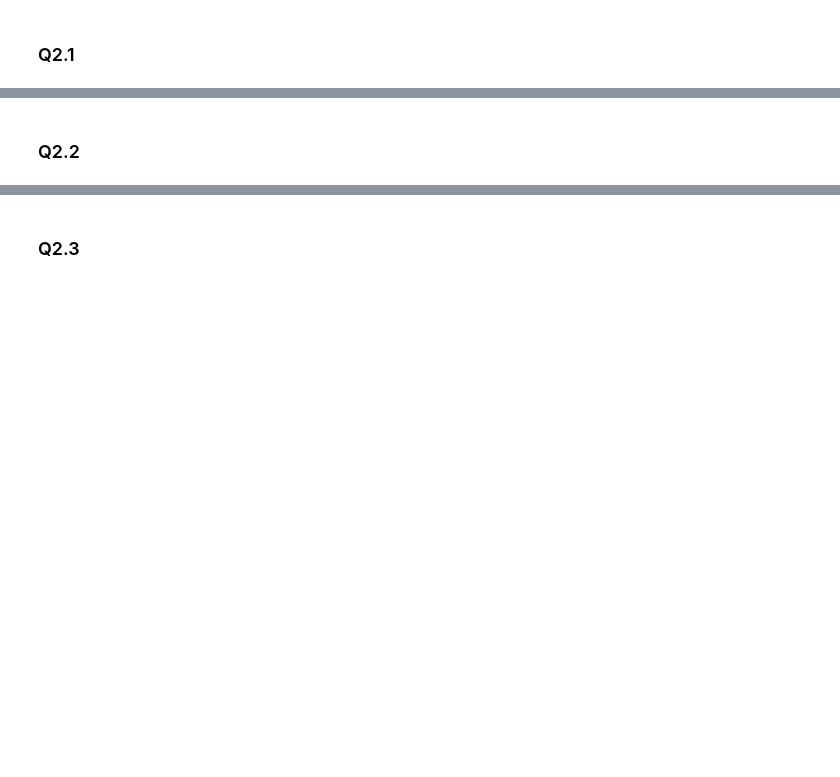
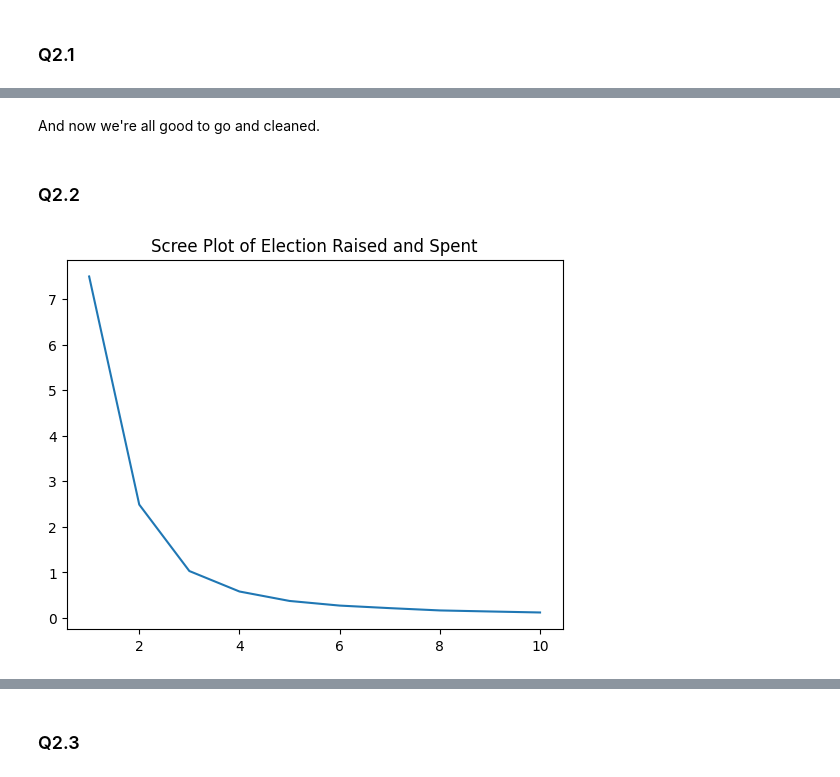
Before and after one commit to kevincha12/clustering_assignment, a Jupyter notebook: assignment_clustering.ipynb, the cells around one changed output, grey strips where cells are left out. Drawn from its saved outputs; the diff is of its cells as text; code cells hidden in the pictures; blank space fills up the shorter version.

```diff
--- a/assignment_clustering.ipynb
+++ b/assignment_clustering.ipynb
@@ -158,4 +158,4 @@ The intuition of the elbow is that we optimally want to find a point where we ar
 # %% [markdown]
 ### Q2.1
 # %%
-pd.read_csv('./data/2022 election cycle fundraising.csv')
+elections_df = pd.read_csv('./data/2022 election cycle fundraising.csv')
@@ -163,0 +175,6 @@ NameError: name 'pd' is not defined
+# %%
+elections_df_cleaned = elections_df.copy()
+elections_df_cleaned['Raised'] = pd.to_numeric(elections_df_cleaned['Raised'].replace({r'\$':'', ',':''}, regex=True), errors='coerce')
+elections_df_cleaned['Spent'] = pd.to_numeric(elections_df_cleaned['Spent'].replace({r'\$':'', ',':''}, regex=True), errors='coerce')
+elections_df_cleaned['Cash on Hand'] = pd.to_numeric(elections_df_cleaned['Cash on Hand'].replace({r'\$':'', ',':''}, regex=True), errors='coerce')
+elections_df_cleaned['Debts'] = pd.to_numeric(elections_df_cleaned['Debts'].replace({r'\$':'', ',':''}, regex=True), errors='coerce')
@@ -164,2 +209,23 @@ NameError: name 'pd' is not defined
+# %% [markdown]
+And now we're all good to go and cleaned.
 # %% [markdown]
 ### Q2.2
+# %%
+def maxmin(z):
+    w = (z-np.min(z))/(np.max(z)-np.min(z))
+    return w
+# %%
+scaled_elections_df = elections_df_cleaned.copy()
+scaled_elections_df['Raised'] = maxmin(scaled_elections_df['Raised'])
+scaled_elections_df['Spent'] = maxmin(scaled_elections_df['Spent'])
+# %%
+k_bar = 10
+SSE = []
+for k in range(k_bar):
+    model = KMeans(n_clusters=k+1, max_iter=300, n_init=10, random_state=0)
+    model = model.fit(scaled_elections_df[['Raised','Spent']])
+    SSE.append(model.inertia_)
+
+scree_plot = sns.lineplot(x=np.arange(1,k_bar+1), y=SSE).set_title(f'Scree Plot of Election Raised and Spent')
+# %% [output]
+[figure, added]
```
Also changed, not shown: parts of 24 cells of this notebook.
